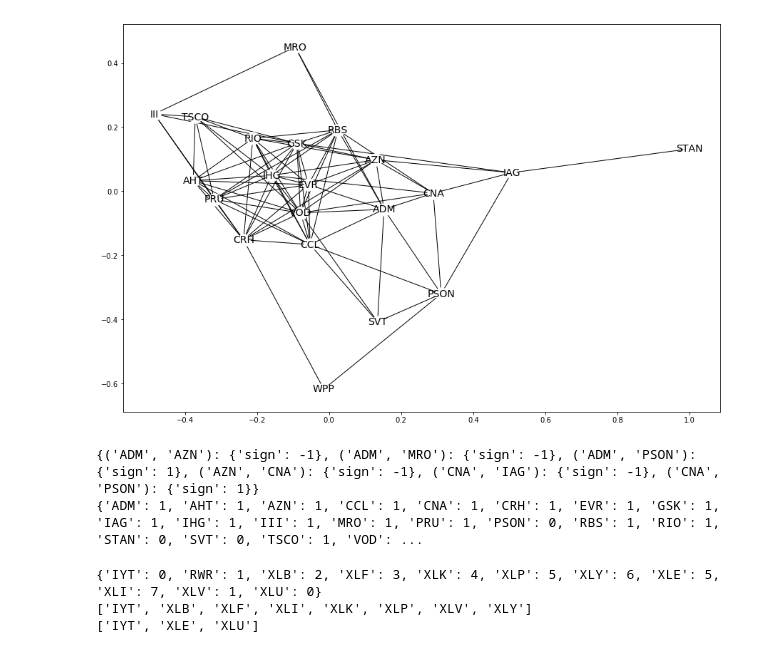
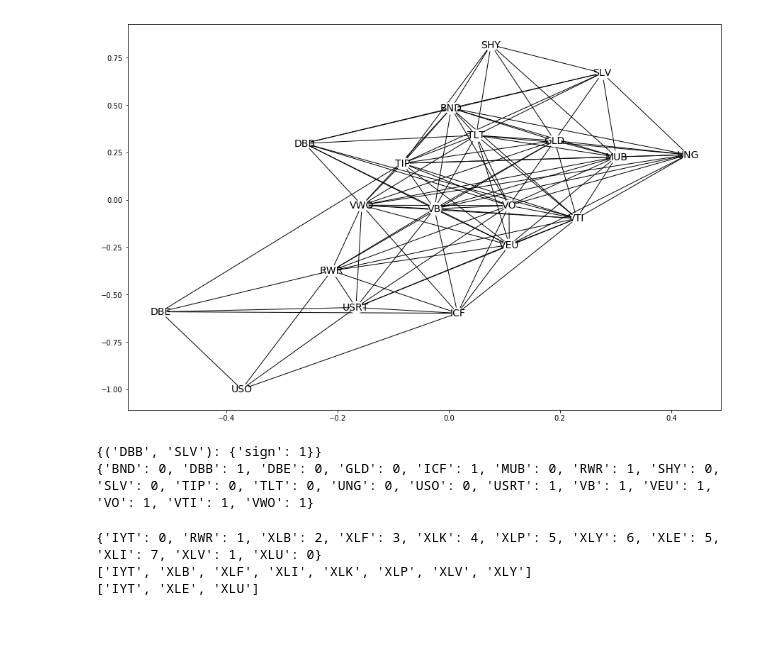
Before and after one commit to fiqureshi1/quantum-graphs-financial-assets, a Jupyter notebook: FQ_DWGraphs_FinData_Tests.ipynb, the cells around one changed output. Saved outputs shown, nothing was run; the diff lists cells and outputs as text; code cells hidden in the pictures; blank space fills up the shorter version.

Commit message:
added asset class

```diff
--- a/FQ_DWGraphs_FinData_Tests.ipynb
+++ b/FQ_DWGraphs_FinData_Tests.ipynb
@@ -57,46 +57,47 @@ def MakeGraph(corr_mat, node_labels, type):
 
 # node_labels = ['EUR','AUD','BRL','CAD','CNY','DKK','HKD','INR','JPY','KRW','MYR','MXN','NZD','NOK','SGD','ZAR','LKR','SEK','CHF','TWD','TBT','GBP','VEF']
 # corr_mats = sio.loadmat('S_mat_forex.mat').get('S_mat')
 # corr_mat=corr_mats[3000,:,:]
 # #corr_mat_df = pd.DataFrame(corr_mat, header=None, names=node_labels)
 
-dataset='ftse'
+dataset='asset_class'            #'asset_class','ftse','sectors'
+
 corr_mats = np.load(dataset+'_corr.npy')
 dates = np.load(dataset+'_dates.npy')
 nodes = np.load(dataset+'_nodes.npy')
 nodes_descr = np.load(dataset+'_nodes_descr.npy')
 
 # just pick a single corr matrix
 corr_mat=corr_mats[115,:,:]
 
 # threshold corr matrix
-thresh = .25
+thresh = .2
 corr_mat[(corr_mat>-thresh)&(corr_mat<thresh)]=0
 
 # create graph
 G_type='signed'
 G=MakeGraph(corr_mat,nodes,type=G_type)
 
 # run quantum algo
 imbalance, bicoloring = dnx.structural_imbalance(G, sampler)
 # max_clique = dnx.maximum_clique(G,sampler)
 # max_indep = dnx.maximum_independent_set(G,sampler)
-# coloring= dnx.min_vertex_coloring(G, sampler)
+#coloring= dnx.min_vertex_coloring(G, sampler)
 
 # draw graph
 fig, ax = plt.subplots(figsize=(15, 10))
 nx.draw_networkx(G,pos=nx.spring_layout(G), font_size=14, node_color='w', ax=ax)
 # %% [output]
-[figure, old version]
+[figure, new version]
 # %%
 print(imbalance)
 print(bicoloring)
-# print(coloring)
+#print(coloring)
 # print(max_clique)
 # print(max_indep)
 # %% [output]
-{('ADM', 'AZN'): {'sign': -1}, ('ADM', 'MRO'): {'sign': -1}, ('ADM', 'PSON'): {'sign': 1}, ('AZN', 'CNA'): {'sign': -1}, ('CNA', 'IAG'): {'sign': -1}, ('CNA', 'PSON'): {'sign': 1}}
-{'ADM': 1, 'AHT': 1, 'AZN': 1, 'CCL': 1, 'CNA': 1, 'CRH': 1, 'EVR': 1, 'GSK': 1, 'IAG': 1, 'IHG': 1, 'III': 1, 'MRO': 1, 'PRU': 1, 'PSON': 0, 'RBS': 1, 'RIO': 1, 'STAN': 0, 'SVT': 0, 'TSCO': 1, 'VOD': ...
+{('DBB', 'SLV'): {'sign': 1}}
+{'BND': 0, 'DBB': 1, 'DBE': 0, 'GLD': 0, 'ICF': 1, 'MUB': 0, 'RWR': 1, 'SHY': 0, 'SLV': 0, 'TIP': 0, 'TLT': 0, 'UNG': 0, 'USO': 0, 'USRT': 1, 'VB': 1, 'VEU': 1, 'VO': 1, 'VTI': 1, 'VWO': 1}
 # %%
 print(coloring)
 print(max_clique)
```
Also changed, not shown: 14 other files.
